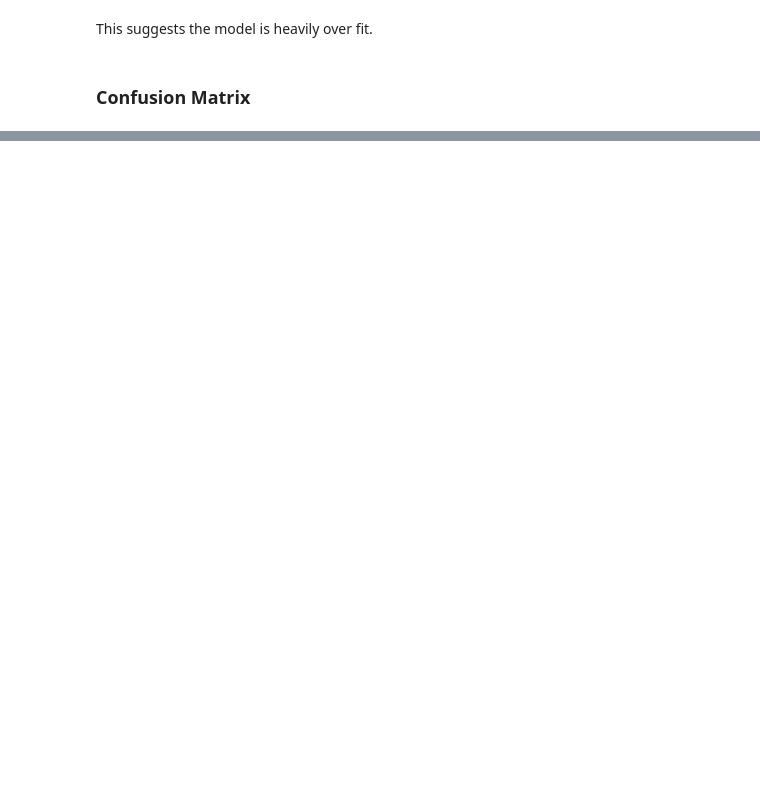
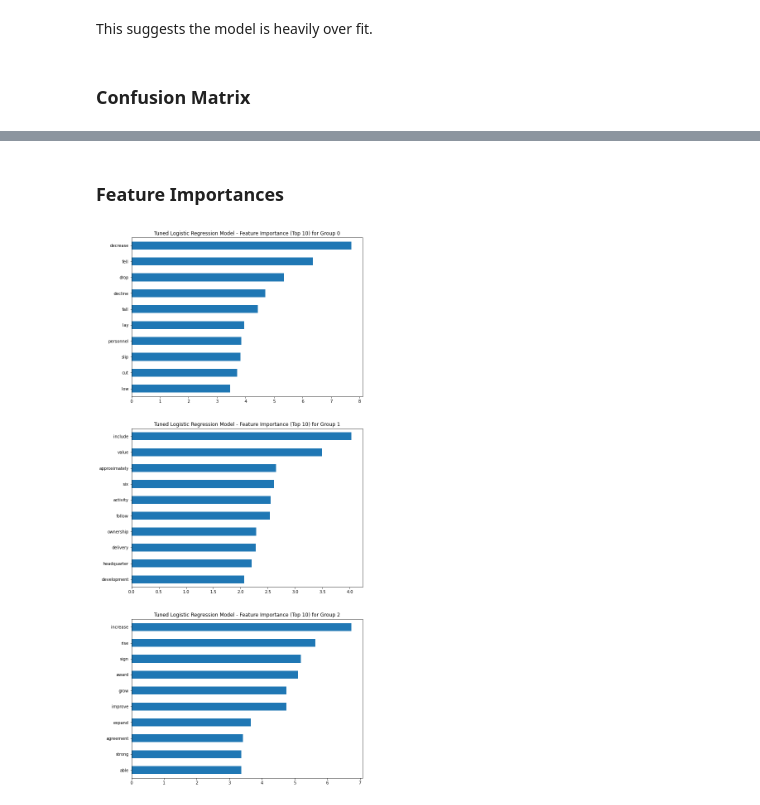
Before and after one commit to j4mes12/ITDA_Coursework, a Jupyter notebook: Task 1/Task 1.ipynb, the cells around one changed output, grey strips where cells are left out. Drawn from its saved outputs; the diff is of its cells as text; code cells hidden in the pictures; blank space fills up the shorter version.

```diff
--- a/Task 1/Task 1.ipynb
+++ b/Task 1/Task 1.ipynb
@@ -359,0 +388,32 @@ create_confusion_matrix(nb_tuned, "Naive Bayes")
+# %% [markdown]
+### Feature Importances
+# %%
+def plot_feature_importance(model, model_name: str, class_label: int):
+    """Plots feature importances for the specified class label
+
+    Args:
+        model: model we want importances for
+        model_name (str): name of model
+        class_label (int): class we want to analyse (one of 0, 1 or 2)
+    """
+
+    # Create figure and axis to display plot
+    fig, ax = plt.subplots(nrows = 3, ncols = 1, figsize=(10, 24))
+
+    for idx, cl in enumerate([0, 1, 2]):
+        # Retrive feature coefficients from model for class label
+        coefs = model.coef_[cl]
+
+        # Plot coefficients as a horizontal bar plot
+        pd.Series(coefs, index=model.feature_names_in_).nlargest(10).sort_values(ascending=True).plot(
+            kind="barh", ax=ax[idx], title=f"{model_name} Model - Feature Importance (Top 10) for Group {cl}"
+        )
+
+    # Show plot
+    plt.show()
+
+
+# Call function for Tuned LR model
+plot_feature_importance(lr_tuned, "Tuned Logistic Regression", 1)
+# %% [output]
+[figure, added]
```
Also changed, not shown: parts of 13 cells of this notebook.
